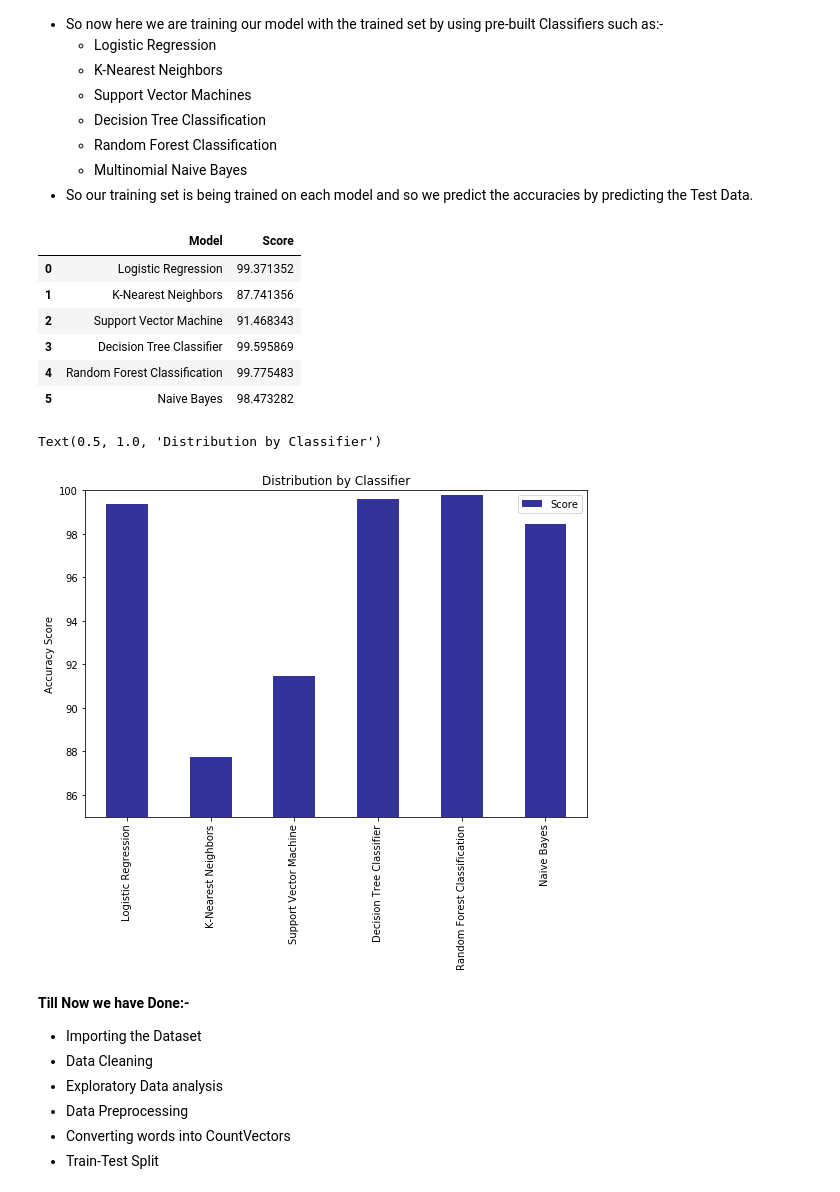
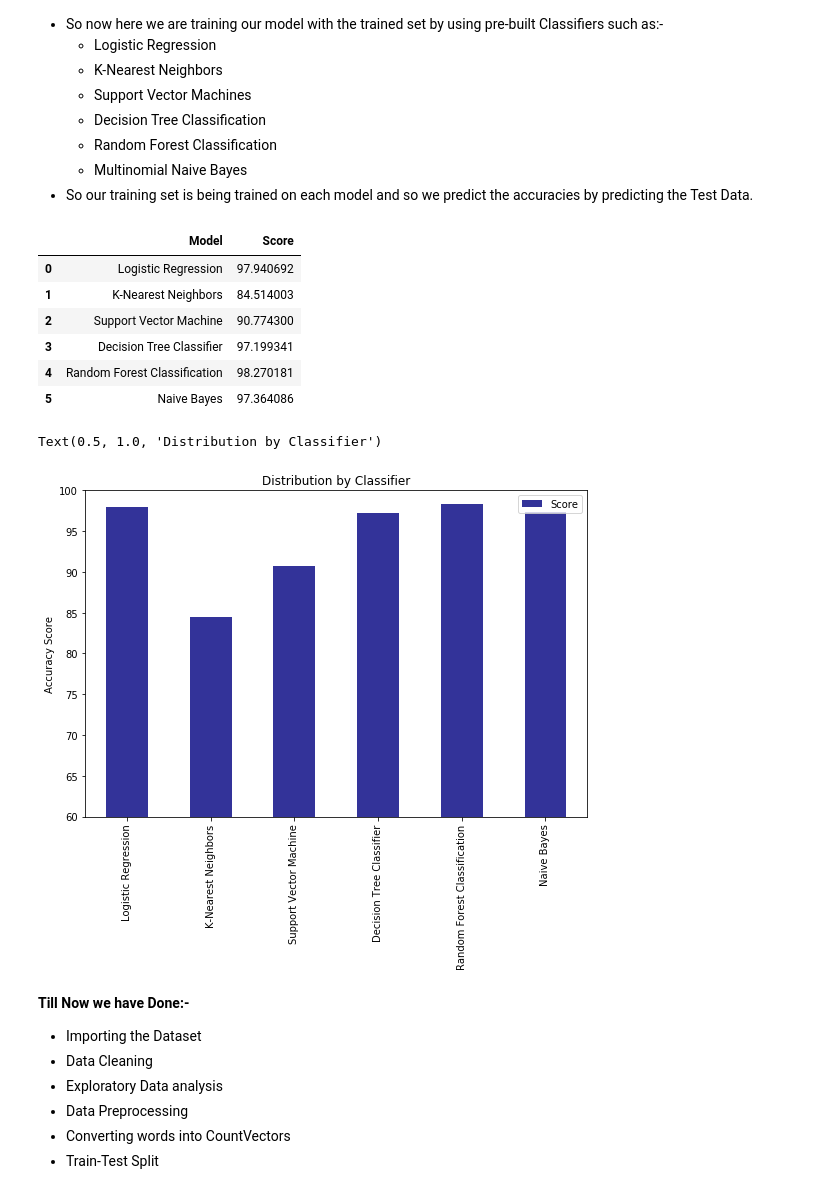
Before and after one commit to PrajjawalBanati/SMS-Spam-Classifier, a Jupyter notebook: SMS-spam-classifier.ipynb, the cells around one changed output. Saved outputs shown, nothing was run; the diff lists cells and outputs as text; code cells hidden in the pictures.

```diff
--- a/SMS-spam-classifier.ipynb
+++ b/SMS-spam-classifier.ipynb
@@ -92,3 +92,7 @@ dataset.isnull().count()
 label    11131
 text     11131
 dtype: int64
+# %%
+dataset.drop_duplicates(subset ="text", keep = 'first', inplace = True)
+dataset=dataset.reset_index(drop=True)
+dataset
@@ -327,20 +345,20 @@ predictions = pd.DataFrame(predicted_accuracy, columns=['Model','Score'])
 predictions
 # %% [output]
 |  | Model | Score |
-| 0 | Logistic Regression | 99.371352 |
-| 1 | K-Nearest Neighbors | 87.741356 |
-| 2 | Support Vector Machine | 91.468343 |
-| 3 | Decision Tree Classifier | 99.595869 |
-| 4 | Random Forest Classification | 99.775483 |
-| 5 | Naive Bayes | 98.473282 |
+| 0 | Logistic Regression | 97.940692 |
+| 1 | K-Nearest Neighbors | 84.514003 |
+| 2 | Support Vector Machine | 90.774300 |
+| 3 | Decision Tree Classifier | 97.199341 |
+| 4 | Random Forest Classification | 98.270181 |
+| 5 | Naive Bayes | 97.364086 |
 # %%
-predictions.plot(kind='bar', ylim=(85,100), figsize=(9,6), align='center', colormap="terrain")
+predictions.plot(kind='bar', ylim=(60,100), figsize=(9,6), align='center', colormap="terrain")
 plt.xticks(np.arange(6),predictions.Model)
 plt.ylabel('Accuracy Score')
 plt.title('Distribution by Classifier')
 # %% [output]
 Text(0.5, 1.0, 'Distribution by Classifier')
-[figure, old version]
+[figure, new version]
 # %% [markdown]
 <b>Till Now we have Done:-</b>
 - Importing the Dataset
```
Also changed, not shown: parts of 12 cells of this notebook.
